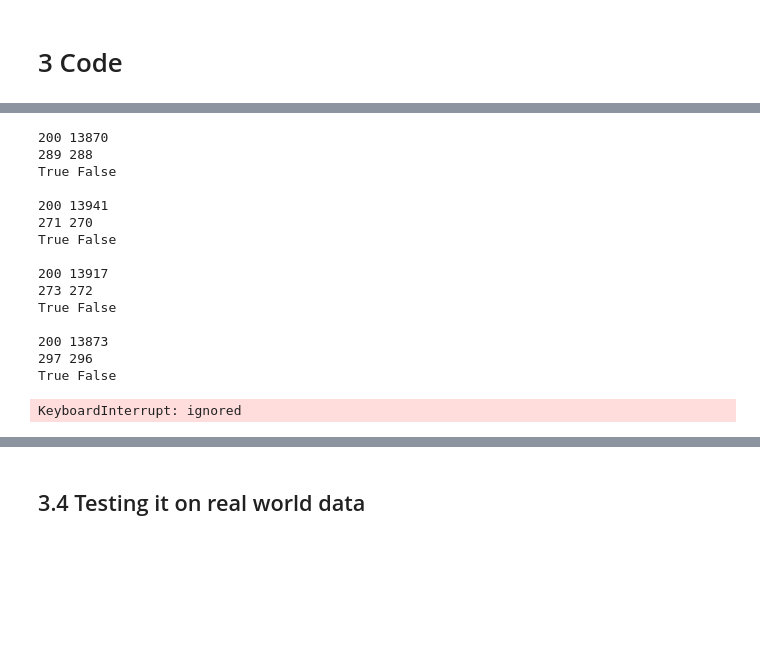
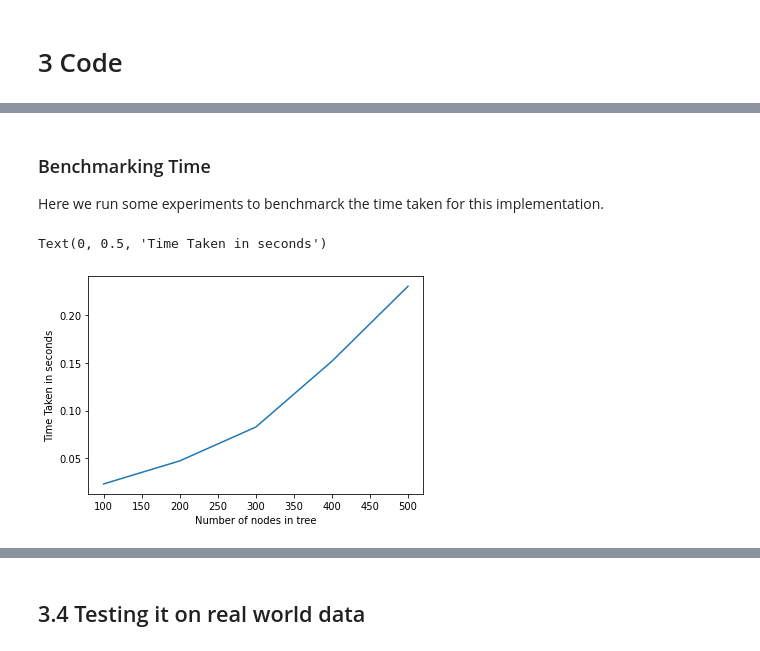
Before and after one commit to geomstats/challenge-iclr-2022, a Jupyter notebook: rsonthal_xfcui/TreeEmbeddings.ipynb, the cells around one changed output, grey strips where cells are left out. Drawn from its saved outputs; the diff is of its cells as text; code cells hidden in the pictures; blank space fills up the shorter version.

```diff
--- a/rsonthal_xfcui/TreeEmbeddings.ipynb
+++ b/rsonthal_xfcui/TreeEmbeddings.ipynb
@@ -78,38 +155,28 @@ Embedding trees
+# %% [markdown]
+### Benchmarking Time
+
+Here we run some experiments to benchmarck the time taken for this implementation.
 # %%
-from importlib import reload
-reload(TreeRep)
+num_n = 5
 
-for trial in range(100,5000,100):
-  n = 200
-  G = nx.gnp_random_graph(200, 0.7)
+times = np.zeros(num_n)
+
+for n in range(100,(num_n+1)*100,100):
+  G = nx.random_tree(n)
   for e in G.edges():
       G[e[0]][e[1]]['weight'] = gs.random.rand()*10
   d = nx.algorithms.shortest_paths.dense.floyd_warshall(G)
   D = gs.zeros((n,n))
   for i in range(n):
     for j in range(n):
       D[i,j] = d[i][j]
-
-  T = TreeRep.TreeRep(D)
-  T.learn_tree()
-  print(G.number_of_nodes(), G.number_of_edges())
-  print(T.G.number_of_nodes(),T.G.number_of_edges())
-  print(nx.is_k_edge_connected(T.G,1), nx.is_k_edge_connected(T.G,2))
-  print()
+  t0 = time.time()
+  T = TreeSpace.TreeSpace(d = D)
+  t1 = time.time()
+  times[(n-100)//100] = t1-t0
+plt.plot(range(100,(num_n+1)*100,100), times)
+plt.xlabel("Number of nodes in tree")
+plt.ylabel("Time Taken in seconds")
 # %% [output]
-200 13870
-289 288
-True False
-
-200 13941
-271 270
-True False
-
-200 13917
-273 272
-True False
-
-200 13873
-297 296
-True False
+Text(0, 0.5, 'Time Taken in seconds')
-KeyboardInterrupt: ignored
+[figure, added]
```
Also changed, not shown: parts of 37 cells of this notebook, 6 other files.
